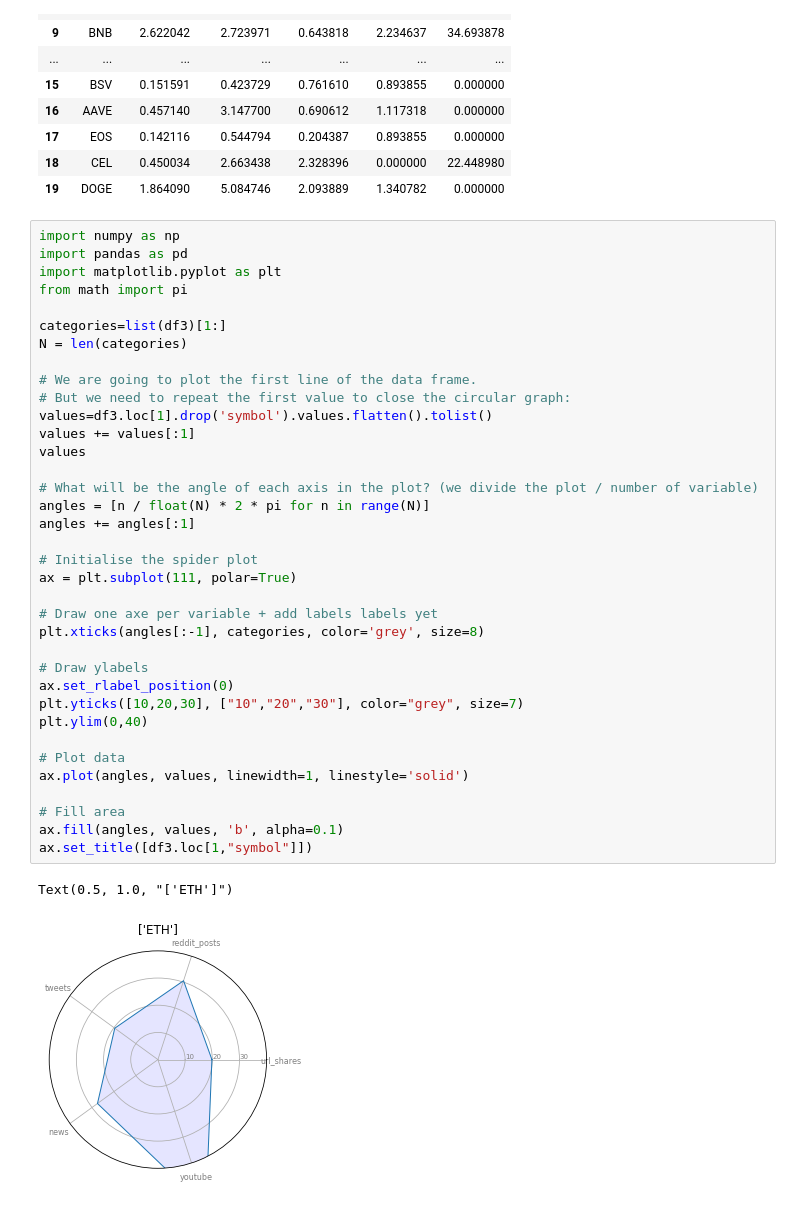
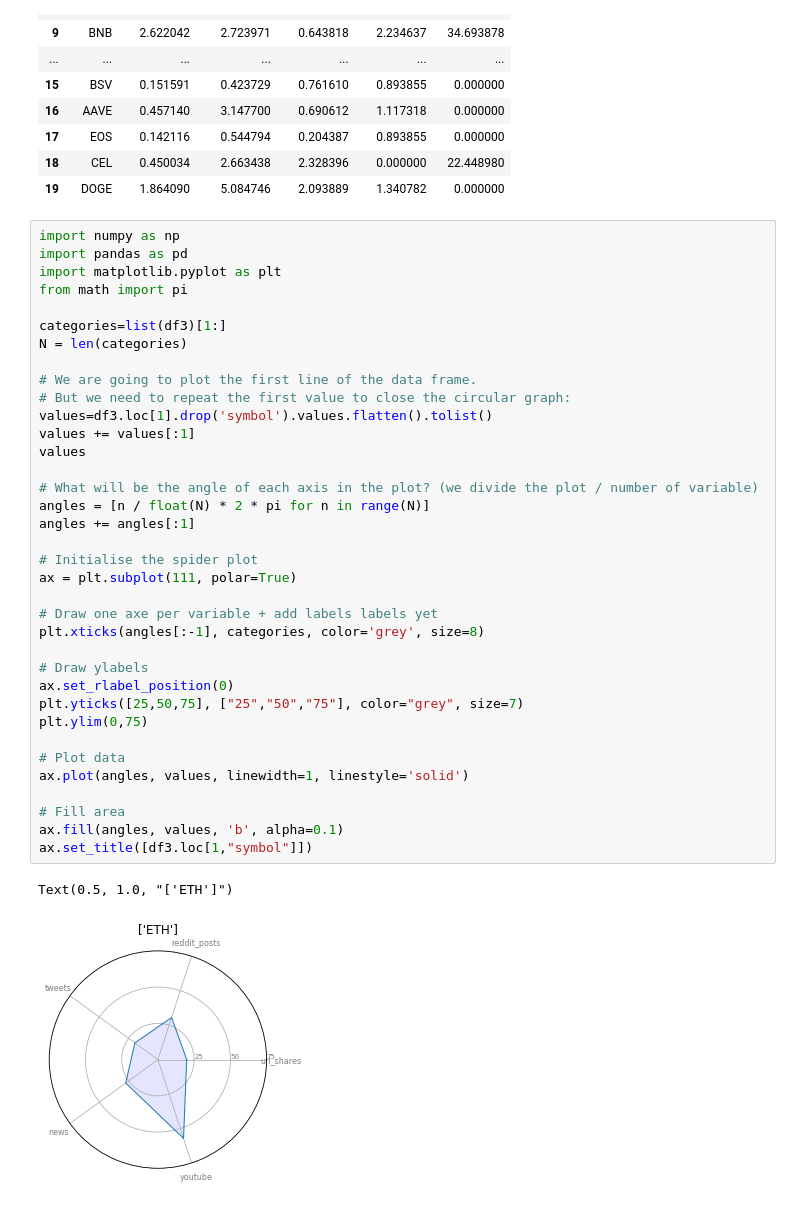
Before and after one commit to kanggg007/Cyptocurrency_project, a Jupyter notebook: Plots.ipynb, the cells around one changed output. Drawn from its saved outputs; the diff is of its cells as text.

```diff
--- a/Plots.ipynb
+++ b/Plots.ipynb
@@ -408,33 +419,33 @@ from math import pi
 categories=list(df3)[1:]
 N = len(categories)
 
 # We are going to plot the first line of the data frame.
 # But we need to repeat the first value to close the circular graph:
 values=df3.loc[1].drop('symbol').values.flatten().tolist()
 values += values[:1]
 values
 
 # What will be the angle of each axis in the plot? (we divide the plot / number of variable)
 angles = [n / float(N) * 2 * pi for n in range(N)]
 angles += angles[:1]
 
 # Initialise the spider plot
 ax = plt.subplot(111, polar=True)
 
 # Draw one axe per variable + add labels labels yet
 plt.xticks(angles[:-1], categories, color='grey', size=8)
 
 # Draw ylabels
 ax.set_rlabel_position(0)
-plt.yticks([10,20,30], ["10","20","30"], color="grey", size=7)
-plt.ylim(0,40)
+plt.yticks([25,50,75], ["25","50","75"], color="grey", size=7)
+plt.ylim(0,75)
 
 # Plot data
 ax.plot(angles, values, linewidth=1, linestyle='solid')
 
 # Fill area
 ax.fill(angles, values, 'b', alpha=0.1)
 ax.set_title([df3.loc[1,"symbol"]])
 # %% [output]
 Text(0.5, 1.0, "['ETH']")
-[figure, old version]
+[figure, new version]
```
Also changed, not shown: parts of 5 cells of this notebook, 5 other files.
